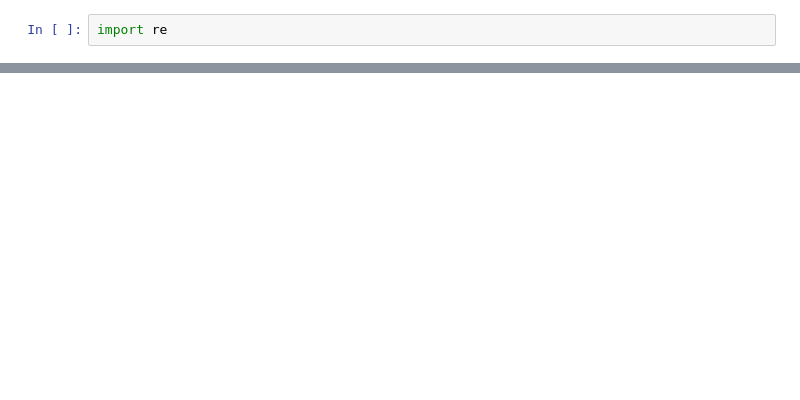
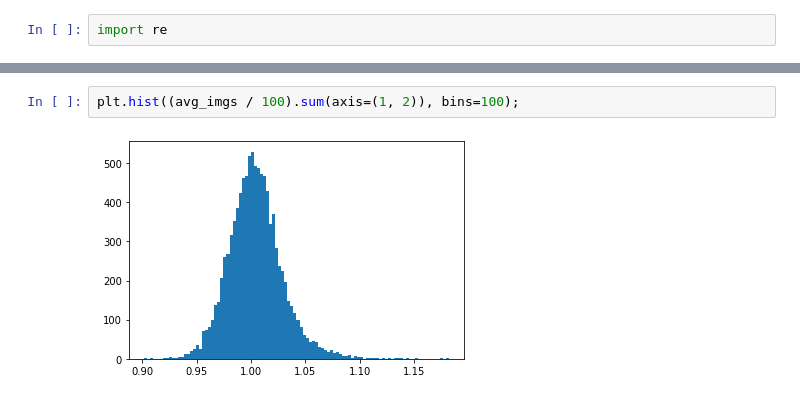
Before and after one commit to SiLiKhon/TPC-FastSim, a Jupyter notebook: notebooks/ModelResults_baseline_10x10_normed.ipynb, the cells around one changed output, grey strips where cells are left out. Drawn from its saved outputs; the diff is of its cells as text; blank space fills up the shorter version.

```diff
--- a/notebooks/ModelResults_baseline_10x10_normed.ipynb
+++ b/notebooks/ModelResults_baseline_10x10_normed.ipynb
@@ -154,0 +199,4 @@ plt.subplot(2, 2, 4); compare_two_dists(mean_time_real , mean_time_gen_avg  , 'i
+# %%
+plt.hist((avg_imgs / 100).sum(axis=(1, 2)), bins=100);
+# %% [output]
+[figure, added]
```
Also changed, not shown: parts of 24 cells of this notebook.
